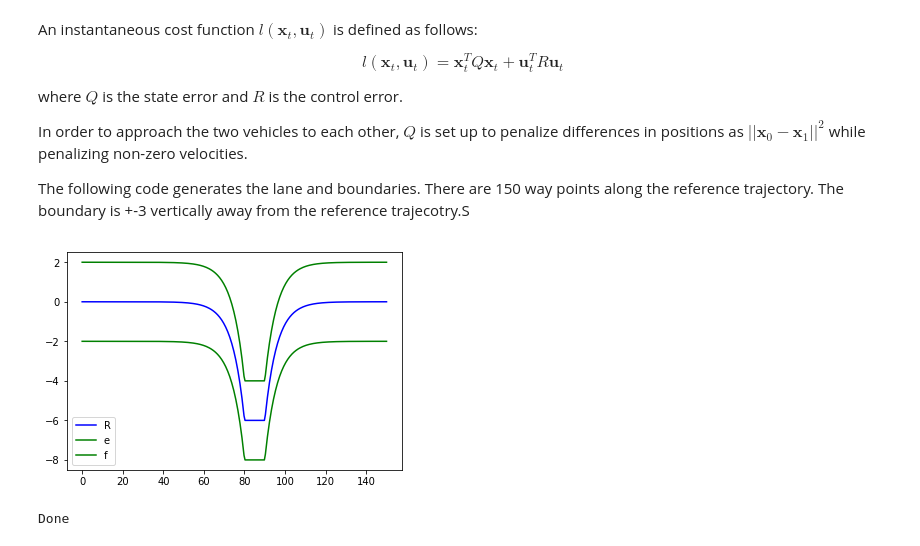
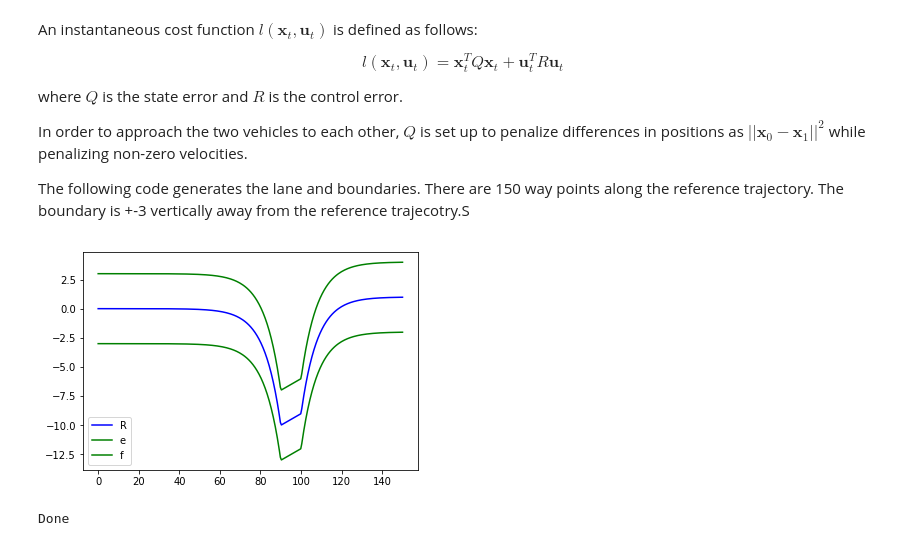
Before and after one commit to zwc662/MPSC_Guided_Imitation_Learning, a Jupyter notebook: ilqr/examples/car_3_bak.ipynb, the cells around one changed output. Cells and saved outputs as stored; diff of their text form; code cells hidden in the pictures.

```diff
--- a/ilqr/examples/car_3_bak.ipynb
+++ b/ilqr/examples/car_3_bak.ipynb
@@ -79,15 +79,15 @@ The following code generates the lane and boundaries. There are 150 way points a
 # %%
 
 def lane(posx):
-    ts = [80, 90, 150]
-    rate = 6.0
-    height = 6.0
+    ts = [90, 100, 150]
+    rate = 8.0
+    height = 10.0
     if posx <= ts[0]:
         return -height * np.exp((posx - ts[0])/(1 * rate)), np.arctan(-height * np.exp((posx - ts[0])/(1 * rate)/(1 * rate)))
     elif posx > ts[0] and posx <= ts[1]:
-        return -height * np.exp(ts[0] - ts[0]), np.arctan(0)
+        return -height * np.exp(ts[0] - ts[0])  + (posx - ts[0])/10.0, 1.0/10.0
     elif posx > ts[1]:
-        return -height * np.exp((ts[1] - posx)/(1 * rate)), np.arctan(+ height * np.exp((ts[1] - posx)/(1 * rate)))
+        return -height * np.exp((ts[1] - posx)/(1 * rate)) + (ts[1] - ts[0])/10.0, np.arctan(+ height * np.exp((ts[1] - posx)/(1 * rate)))
 
 '''
 
@@ -137,40 +137,40 @@ def nominal(posx):
 def barrier_u(posx):
     ts = [80, 90, 150]
     if posx <= ts[0]:
-        return + 1 + posx, + 2 + lane(posx)[0], lane(posx)[1]
+        return + 1 + posx, + 3 + lane(posx)[0], lane(posx)[1]
     elif posx > ts[0] and posx <= ts[1]:
-        return + 1 + posx, + 2 + lane(posx)[0], lane(posx)[1]
+        return + 1 + posx, + 3 + lane(posx)[0], lane(posx)[1]
     elif posx > ts[1]:
-        return + 1 + posx, + 2 + lane(posx)[0], lane(posx)[1]
+        return + 1 + posx, + 3 + lane(posx)[0], lane(posx)[1]
 
 def barrier_l(posx):
     ts = [80, 90, 150]
     if posx <= ts[0]:
-        return - 1 + posx, -2 + lane(posx)[0], lane(posx)[1]
+        return - 1 + posx, -3 + lane(posx)[0], lane(posx)[1]
     elif posx > ts[0] and posx <= ts[1]:
-        return - 1 + posx, -2 + lane(posx)[0], lane(posx)[1]
+        return - 1 + posx, -3 + lane(posx)[0], lane(posx)[1]
     elif posx > ts[1]:
-        return - 1 + posx, -2 + lane(posx)[0], lane(posx)[1]
+        return - 1 + posx, -3 + lane(posx)[0], lane(posx)[1]
 
 def nominal(posx):
-    return (barrier_u(posx)[1] + barrier_l(posx)[1]) * 0.5, (barrier_u(posx)[2] + barrier_l(posx)[2]) * 0.5
+    return barrier_u(posx)[1] * 0.5 + barrier_l(posx)[1] * 0.5, (barrier_u(posx)[2] + barrier_l(posx)[2]) * 0.5
 # %%
 posx_path = np.linspace(0, 150, 300)
 x_nominal = [[posx_path[i], nominal(posx_path[i])[0], 10, nominal(posx_path[i])[1]] for i in range(300)]
 x_barrier_u = [[posx_path[i], barrier_u(posx_path[i])[1], 10, barrier_u(posx_path[i])[1]] for i in range(300)]
 x_barrier_l = [[posx_path[i], barrier_l(posx_path[i])[1], 10, barrier_l(posx_path[i])[1]] for i in range(300)]
-
+x_lane = [[posx_path[i], lane(posx_path[i])[0], 10, nominal(posx_path[i])[1]] for i in range(300)]
 
 posx_ = np.asarray(x_nominal)[:, 0]
-posy_ = np.asarray(x_nominal)[:, 1]
+posy_ = np.asarray(x_lane)[:, 1]
 posy_u = np.asarray(x_barrier_u)[:, 1]
 posy_l = np.asarray(x_barrier_l)[:, 1]
 _ = plt.plot(posx_, posy_, "b")
 _ = plt.plot(posx_, posy_u, 'g')
 _ = plt.plot(posx_, posy_l, 'g')
 _ = plt.legend("Reference Path")
 # %% [output]
-[figure, old version]
+[figure, new version]
 # %%
 n = 2
 agent = NeuralNetwork(input_size = (n + 1) * 4, model_name = 'mlp_H2', batch_size = 100, checkpoint = 'checkpoints/mlp_H2.pt')
```
Also changed, not shown: parts of 11 cells of this notebook, 1 other file.
